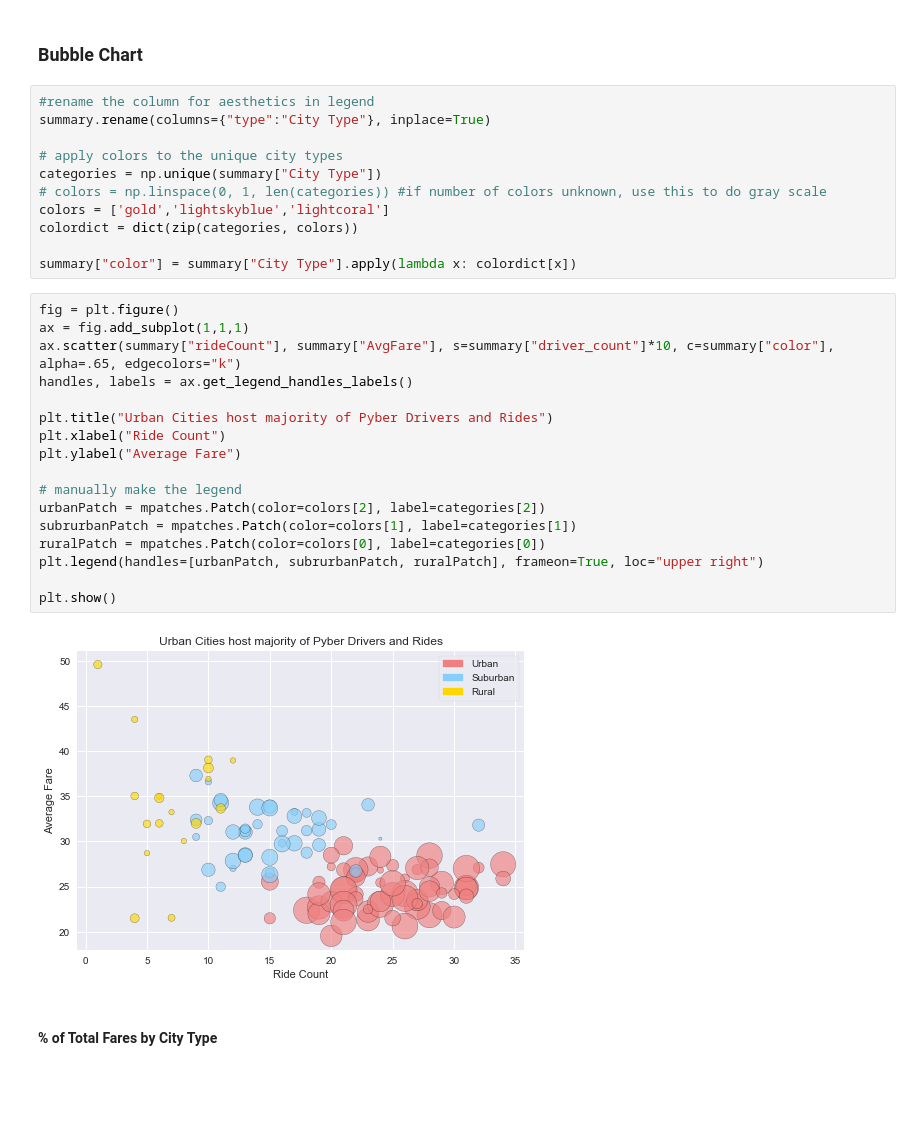
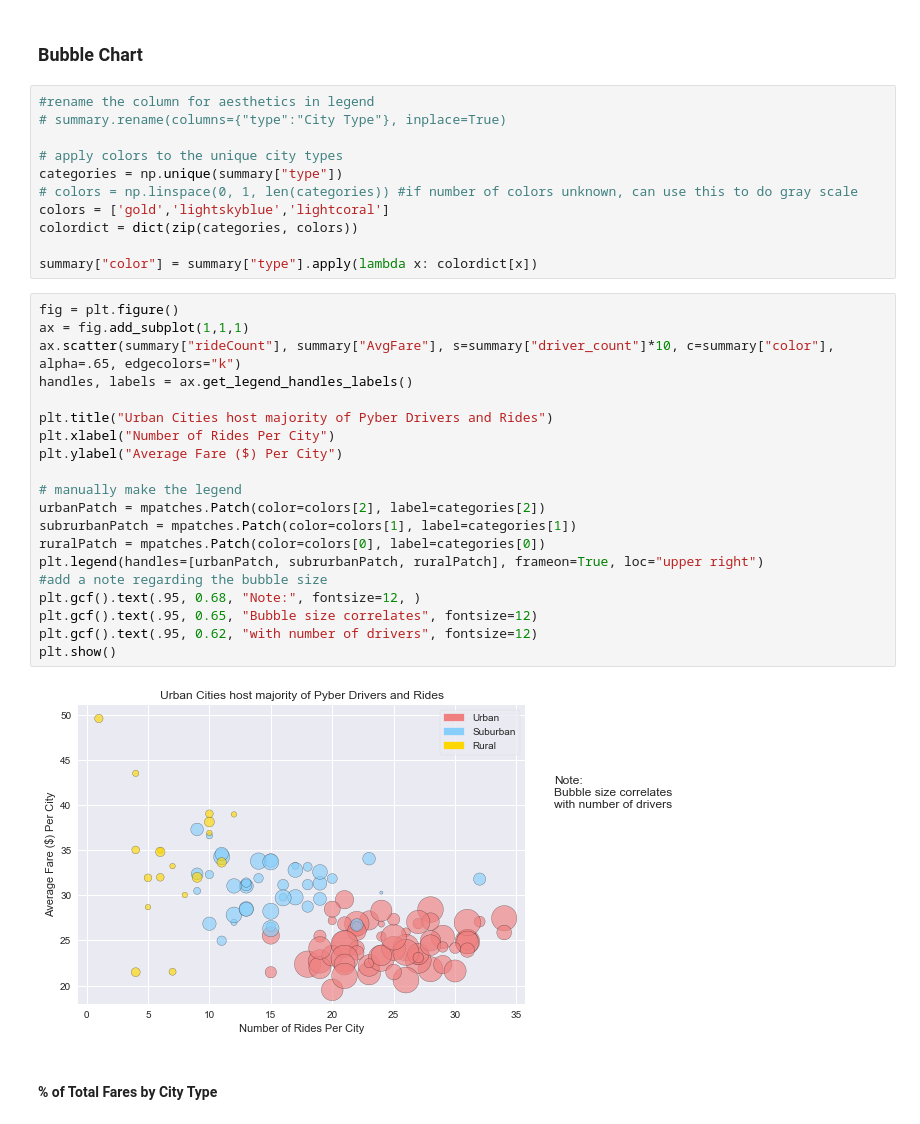
Before and after one commit to kadzema/matplotlibPyber, a Jupyter notebook: Pyber.ipynb, the cells around one changed output. Drawn from its saved outputs; the diff is of its cells as text; blank space fills up the shorter version.

```diff
--- a/Pyber.ipynb
+++ b/Pyber.ipynb
@@ -70,34 +80,37 @@ summary.head(3)
 ### Bubble Chart
 # %%
 #rename the column for aesthetics in legend
-summary.rename(columns={"type":"City Type"}, inplace=True)
+# summary.rename(columns={"type":"City Type"}, inplace=True)
 
 # apply colors to the unique city types
-categories = np.unique(summary["City Type"])
-# colors = np.linspace(0, 1, len(categories)) #if number of colors unknown, use this to do gray scale
+categories = np.unique(summary["type"])
+# colors = np.linspace(0, 1, len(categories)) #if number of colors unknown, can use this to do gray scale
 colors = ['gold','lightskyblue','lightcoral']
 colordict = dict(zip(categories, colors))
 
-summary["color"] = summary["City Type"].apply(lambda x: colordict[x])
+summary["color"] = summary["type"].apply(lambda x: colordict[x])
 # %%
 fig = plt.figure()
 ax = fig.add_subplot(1,1,1)
 ax.scatter(summary["rideCount"], summary["AvgFare"], s=summary["driver_count"]*10, c=summary["color"], alpha=.65, edgecolors="k")
 handles, labels = ax.get_legend_handles_labels()
 
 plt.title("Urban Cities host majority of Pyber Drivers and Rides")
-plt.xlabel("Ride Count")
-plt.ylabel("Average Fare")
+plt.xlabel("Number of Rides Per City")
+plt.ylabel("Average Fare ($) Per City")
 
 # manually make the legend
 urbanPatch = mpatches.Patch(color=colors[2], label=categories[2])
 subrurbanPatch = mpatches.Patch(color=colors[1], label=categories[1])
 ruralPatch = mpatches.Patch(color=colors[0], label=categories[0])
 plt.legend(handles=[urbanPatch, subrurbanPatch, ruralPatch], frameon=True, loc="upper right")
-
+#add a note regarding the bubble size
+plt.gcf().text(.95, 0.68, "Note:", fontsize=12, )
+plt.gcf().text(.95, 0.65, "Bubble size correlates", fontsize=12)
+plt.gcf().text(.95, 0.62, "with number of drivers", fontsize=12)
 plt.show()
 # %% [output]
-[figure, old version]
+[figure, new version]
 # %% [markdown]
 #### % of Total Fares by City Type
 # %%
```
Also changed, not shown: parts of 8 cells of this notebook, 5 other files.
